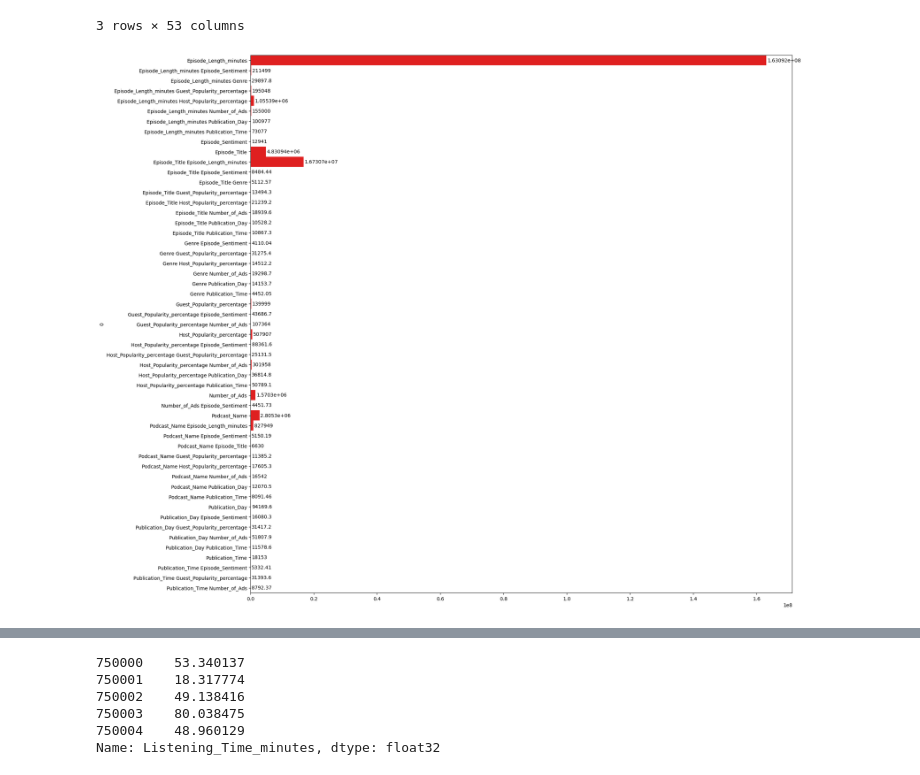
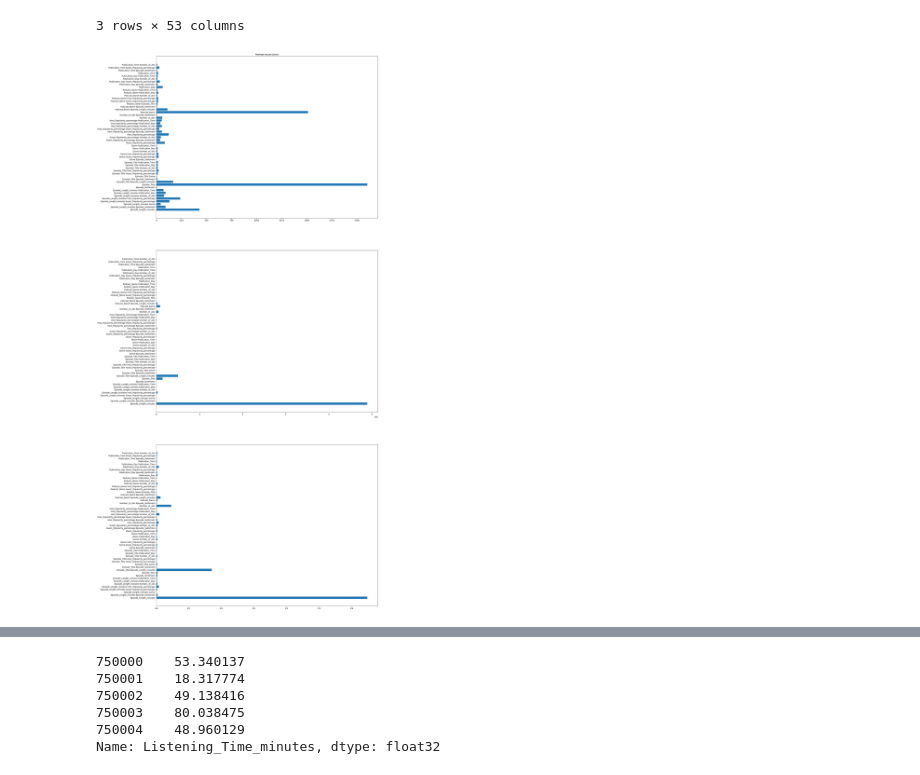
Before and after one commit to evan-il/playground-s5e4, a Jupyter notebook: no_scale.ipynb, the cells around one changed output, grey strips where cells are left out. Cells and saved outputs as stored; diff of their text form; code cells hidden in the pictures.

```diff
--- a/no_scale.ipynb
+++ b/no_scale.ipynb
@@ -231,12 +207,17 @@ bars
 | feature importance | 6.482457e-01 | 0.003938 | 0.001191 | 0.00255 | ... |
 3 rows × 53 columns
 # %%
-fig, ax = plt.subplots(figsize=(20,20))
-ax = sns.barplot(data=bars, orient='y', width=1, errorbar=None, color='r')
-ax.bar_label(ax.containers[0], fontsize=10, padding=2)
+fig, ax = plt.subplots(3, figsize=(20,50))
+ax[0].barh(bars.columns, bars.iloc[0,:]) #sns.barplot(data=bars.iloc[0,:], orient='y', width=1, errorbar=None, color='r')
+ax[1].barh(bars.columns, bars.iloc[1,:]) #sns.barplot(data=bars.iloc[1,:], orient='y', width=1, errorbar=None, color='b')
+ax[2].barh(bars.columns, bars.iloc[2,:]) #sns.barplot(data=bars.iloc[2,:], orient='y', width=1, errorbar=None, color='y')
+ax[0].set_title('weight')
+ax[0].set_title('total gain')
+ax[0].set_title('feature importance')
+#ax.bar_label(ax.containers[0], fontsize=10, padding=2)
 plt.show()
 # %% [output]
-[figure, old version]
+[figure, new version]
 # %%
 pred.reset_index(drop=True, inplace=True)
 pred.index += 750000
```
Also changed, not shown: parts of 1 cell of this notebook, 3 other files.
